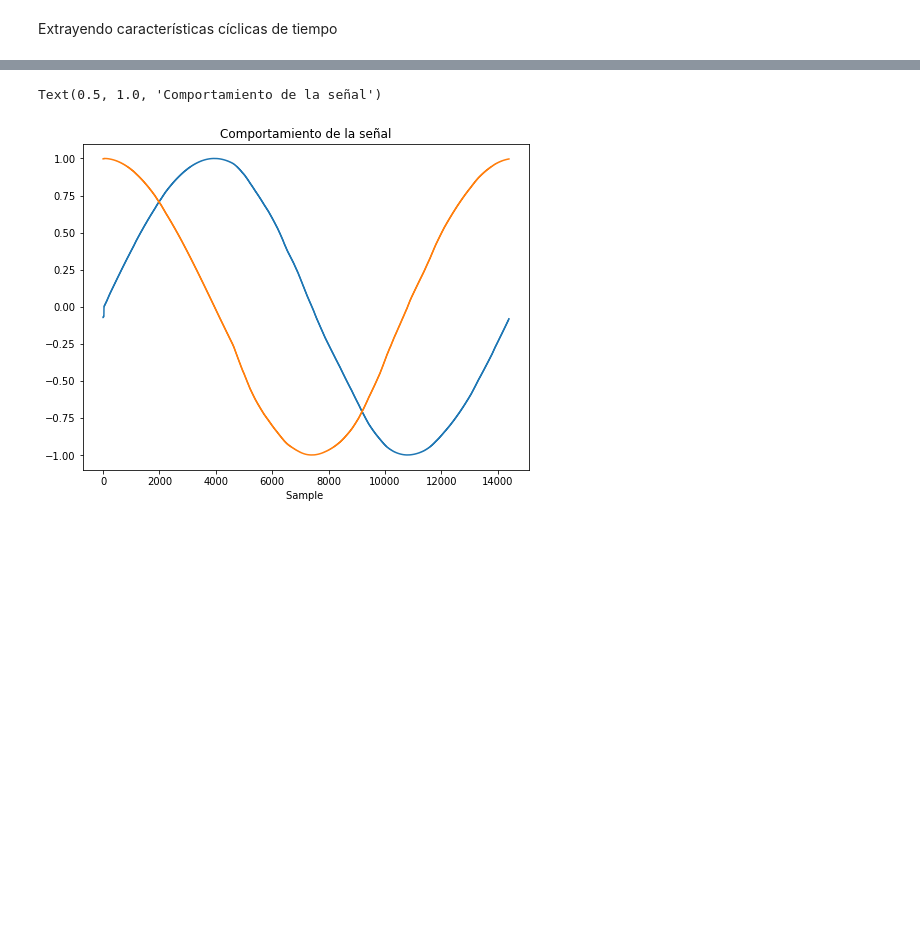
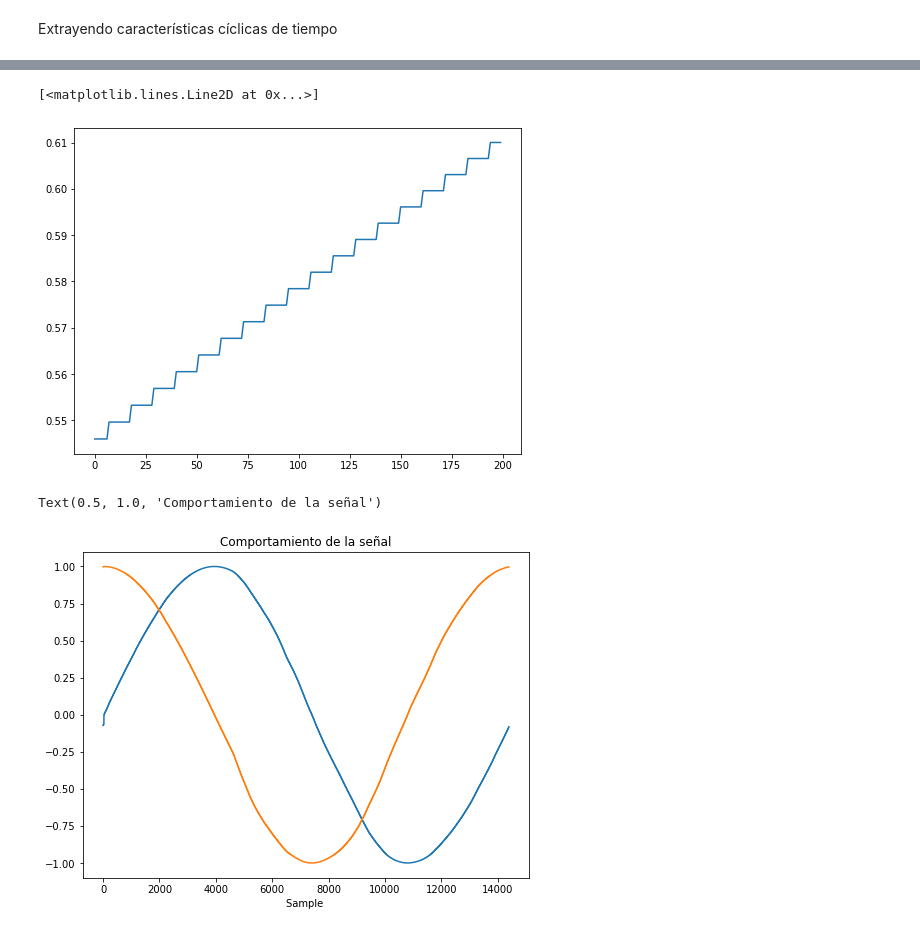
Before and after one commit to georgesteve/Research-Assitant-ML-ROJ, a Jupyter notebook: Semana_5.ipynb, the cells around one changed output, grey strips where cells are left out. Drawn from its saved outputs; the diff is of its cells as text; code cells hidden in the pictures; blank space fills up the shorter version.

```diff
--- a/Semana_5.ipynb
+++ b/Semana_5.ipynb
@@ -169,6 +182,11 @@ df['Day sin'] = np.sin(timestamp_s * (2 * np.pi / day))
 df['Day cos'] = np.cos(timestamp_s * (2 * np.pi / day))
 df['Year sin'] = np.sin(timestamp_s * (2 * np.pi / year))
 df['Year cos'] = np.cos(timestamp_s * (2 * np.pi / year))
+# %%
+plt.plot(np.array(df['Day sin'])[24*60*1:24*60*1+200])
+# %% [output]
+[<matplotlib.lines.Line2D at 0x...>]
+[figure, added]
 # %%
 #Aparentemente se registran unos 10 a 11 satélites en cada obsrevación
 plt.plot(np.array(df['Day sin'])[24*60*30:24*60*40]) #Segundos diarios=24*60*60, Frecuencia de muestreo=10s->Limite diario=24*60*10
```
Also changed, not shown: parts of 8 cells of this notebook.
